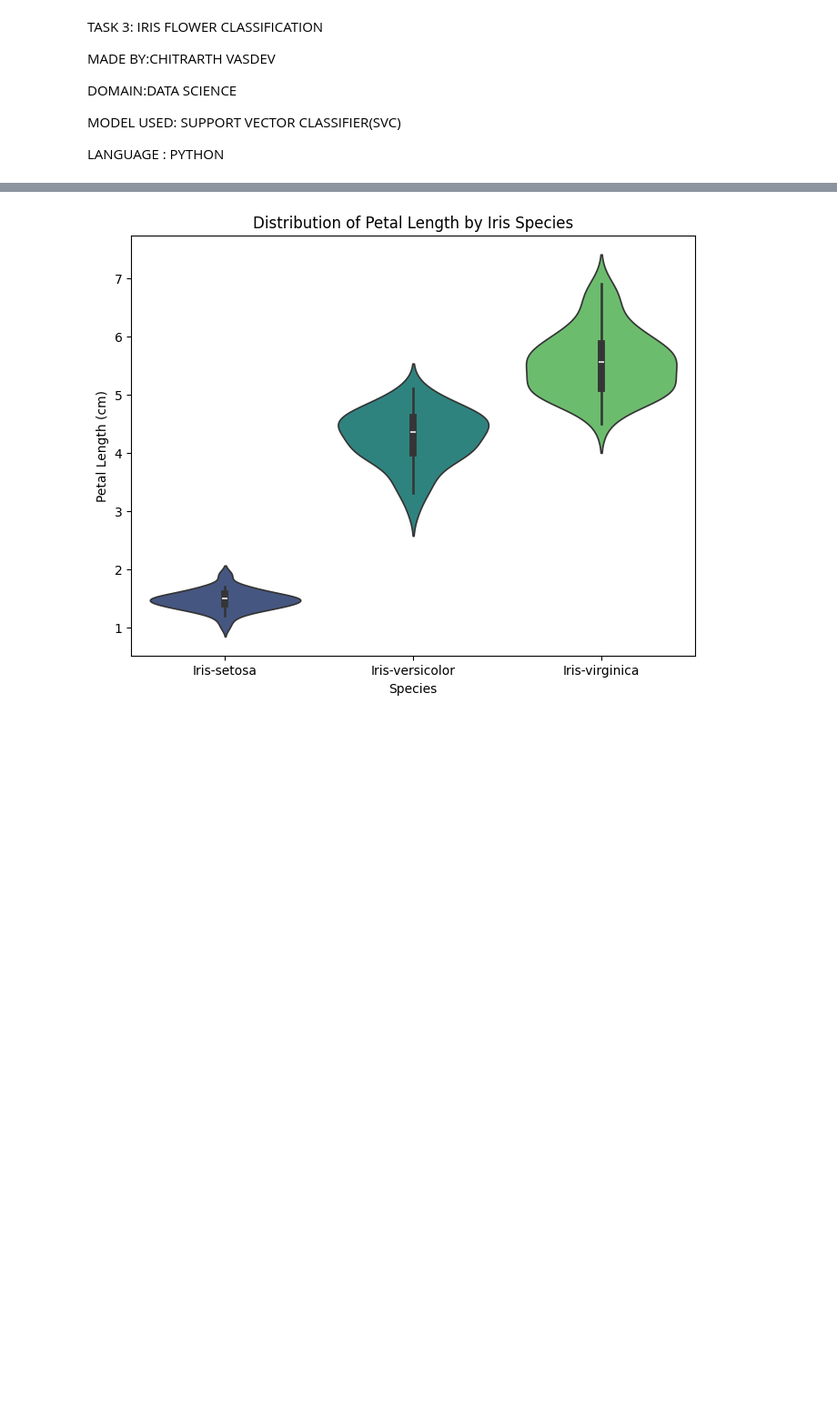
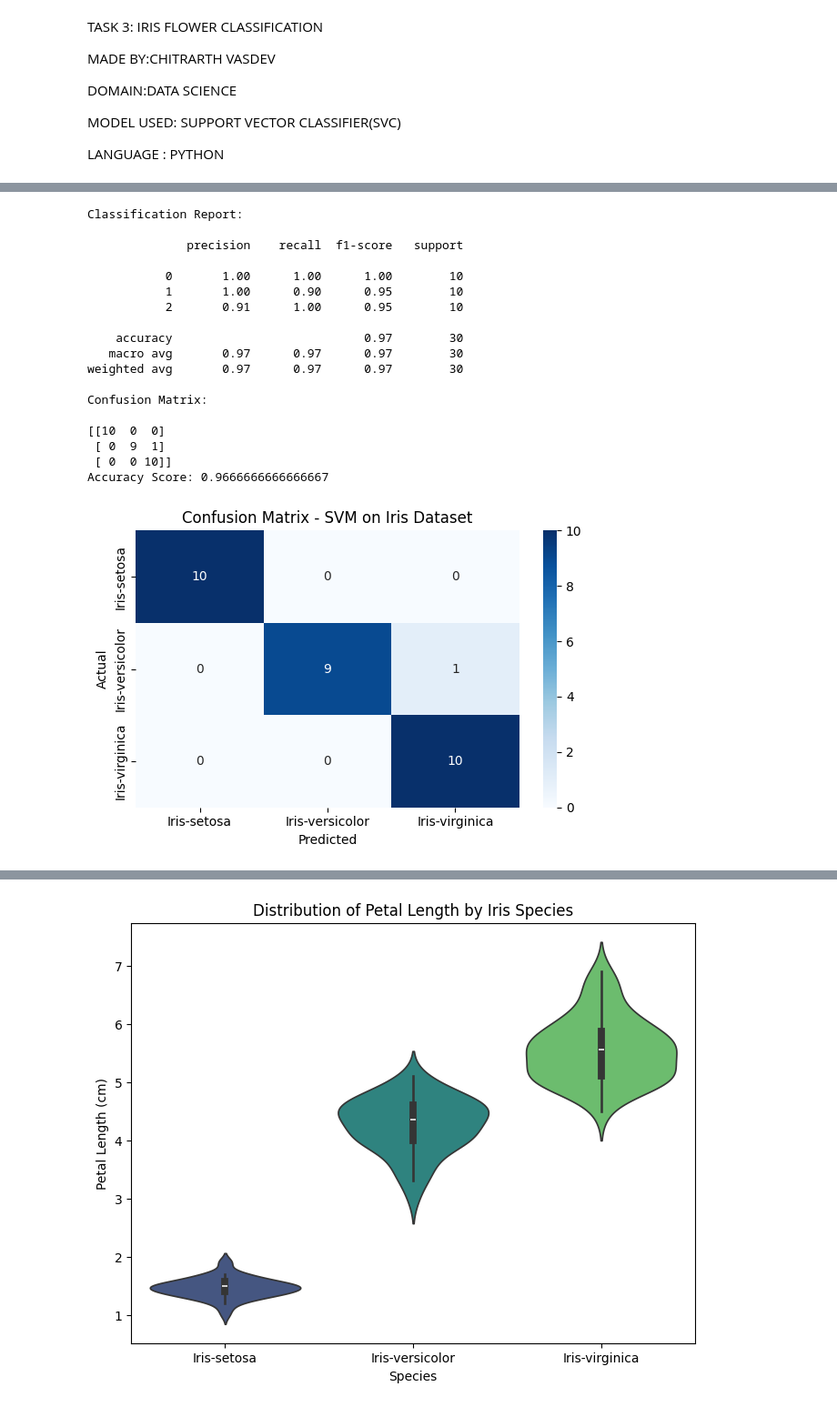
Before and after one commit to ChitrarthVasdev/CODSOFT, a Jupyter notebook: irisflowerprediction.ipynb, the cells around one changed output, grey strips where cells are left out. Shown at 91% size. Saved outputs shown, nothing was run; the diff lists cells and outputs as text; code cells hidden in the pictures; blank space fills up the shorter version.

```diff
--- a/irisflowerprediction.ipynb
+++ b/irisflowerprediction.ipynb
@@ -65 +38,67 @@ Confusion Matrix:
+# %%
+# Encode target labels
+label_encoder = LabelEncoder()
+df["species_encoded"] = label_encoder.fit_transform(df["species"])
+
+# Feature and target split
+X = df.drop(columns=["species", "species_encoded"])
+y = df["species_encoded"]
+
+# Normalize features
+scaler = StandardScaler()
+X_scaled = scaler.fit_transform(X)
+
+# Train-test split
+X_train, X_test, y_train, y_test = train_test_split(
+    X_scaled, y, test_size=0.2, random_state=42, stratify=y
+)
+
+# Train SVM model
+svm_model = SVC(probability=True)
+svm_model.fit(X_train, y_train)
+
+# Predict
+y_pred = svm_model.predict(X_test)
+
+# Evaluation
+print("Classification Report:\n")
+print(classification_report(y_test, y_pred))
+
+print("Confusion Matrix:\n")
+conf_matrix = confusion_matrix(y_test, y_pred)
+print(conf_matrix)
+
+# Accuracy
+print("Accuracy Score:", accuracy_score(y_test, y_pred))
+
+# Confusion Matrix Heatmap
+plt.figure(figsize=(6, 4))
+sns.heatmap(conf_matrix, annot=True, fmt="d", cmap="Blues",
+            xticklabels=label_encoder.classes_,
+            yticklabels=label_encoder.classes_)
+plt.title("Confusion Matrix - SVM on Iris Dataset")
+plt.xlabel("Predicted")
+plt.ylabel("Actual")
+plt.tight_layout()
+plt.show()
+# %% [output]
+Classification Report:
+
+              precision    recall  f1-score   support
+
+           0       1.00      1.00      1.00        10
+           1       1.00      0.90      0.95        10
+           2       0.91      1.00      0.95        10
+
+    accuracy                           0.97        30
+   macro avg       0.97      0.97      0.97        30
+weighted avg       0.97      0.97      0.97        30
+
+Confusion Matrix:
+
+[[10  0  0]
+ [ 0  9  1]
+ [ 0  0 10]]
+Accuracy Score: 0.9666666666666667
+[figure, added]
 # %%
```
Also changed, not shown: parts of 4 cells of this notebook.
